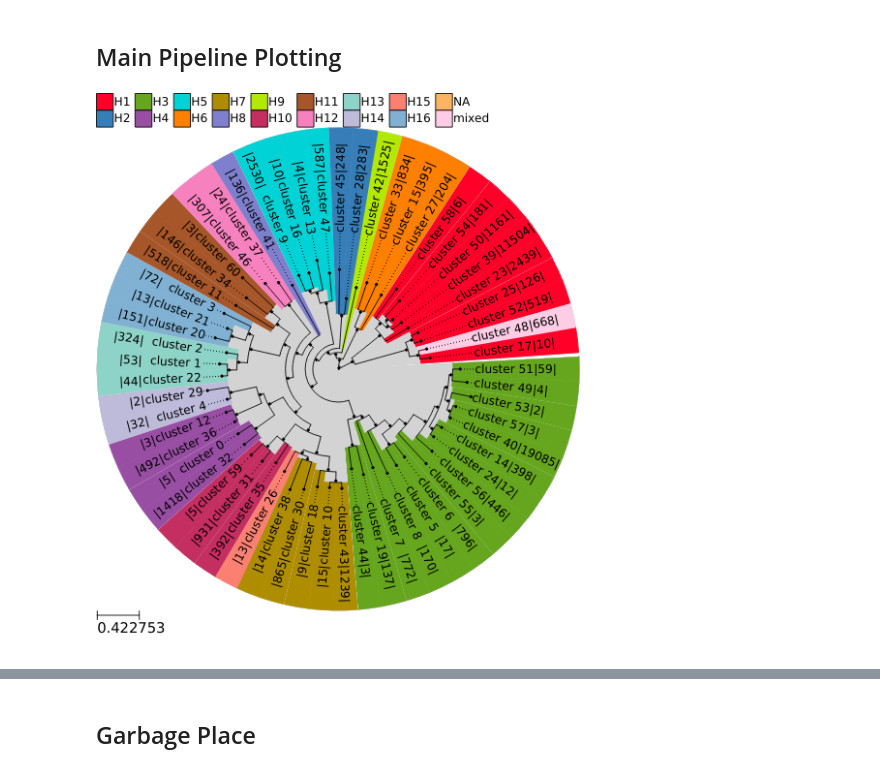
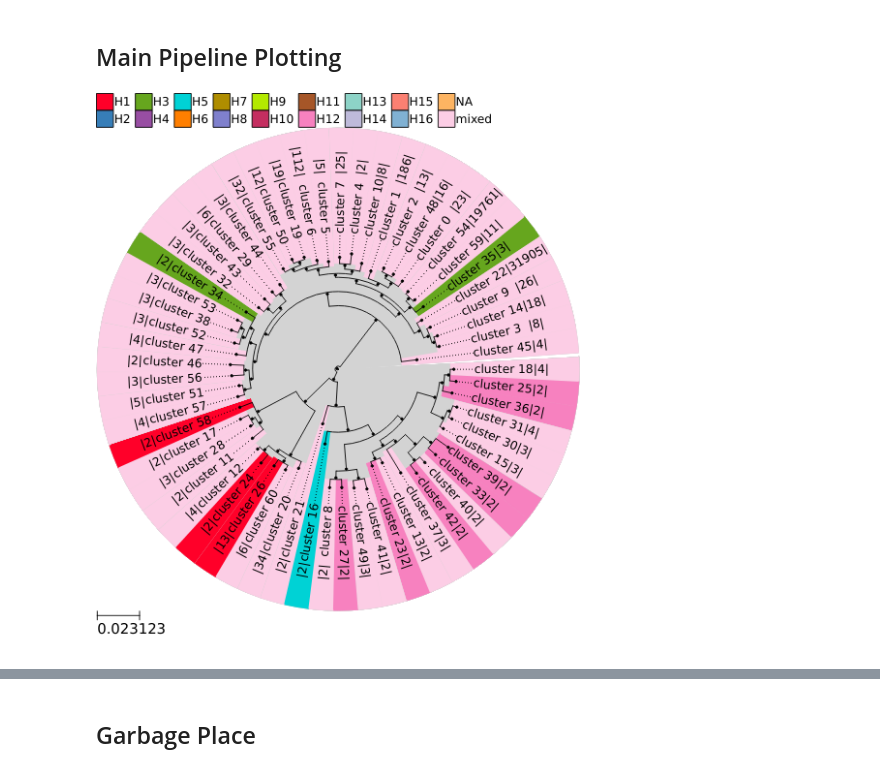
Before and after one commit to ahenoch/FluClust, a Jupyter notebook: Clusterer.ipynb, the cells around one changed output, grey strips where cells are left out. Drawn from its saved outputs; the diff is of its cells as text; code cells hidden in the pictures.

```diff
--- a/Clusterer.ipynb
+++ b/Clusterer.ipynb
@@ -157,12 +158,12 @@ class Vectors(object):
 
             for sub in main:
                 exist.append(sub)
-                if self.kimura:
-                    for l, nuc in enumerate(sub):
-                        for mut in self.kimura[nuc].keys():
-                            mutation = sub[:l] + mut + sub[l+1:]
+                #if self.kimura:
+                #    for l, nuc in enumerate(sub):
+                #        for mut in self.kimura[nuc].keys():
+                #            mutation = sub[:l] + mut + sub[l+1:]
                             #self.exist[sub] = 0
-                            exist.append(mutation)
+                #            exist.append(mutation)
 
         return(exist)
 
@@ -180,7 +181,8 @@ class Vectors(object):
                     for l, nuc in enumerate(sub):
                         for mut in self.kimura[nuc].keys():
                             mutation = sub[:l] + mut + sub[l+1:]
-                            temporary[mutation] += self.kimura[nuc][mut]
+                            if mutation in temporary:
+                                temporary[mutation] += self.kimura[nuc][mut]
 
         vector = np.fromiter(temporary.values(), dtype = 'float32', count = len(temporary.keys()))/sum(temporary.values())
         temporary.clear()
@@ -444,11 +446,12 @@ num_clust =  60
 n_components = 50
 procs = 10
 state = 1.0
-alpha = 0.1
-beta = 0.025
+alpha = 0.5
+beta = 0.25
 init = 0.0
 preprocess = False
 infile = 'A.fasta'
+#infile = 'degue.fasta'
 # %%
 vectors = Vectors(k = k, identifier = identifier, split = split, quality = quality, variable = variable, state = state, alpha = alpha, beta = beta, init = init, procs = procs, preprocess = preprocess)
 index, matrixl1 = vectors.calculateFrequence(infile = infile)
@@ -514,10 +522,11 @@ treequery.replace('', 'NA', inplace = True)
 treequery.replace(np.nan, 'NA', inplace = True)
 # %%
 tree, ts = getlocalTree(framelocal, treequery, feature = feature, rownumber = rownumber, prune = prune, treshold = treshold, listcolor = listcolor)
-_ = tree.render(file_name = 'clustertree.pdf', tree_style = ts, w = 500)
+#_ = tree.render(file_name = 'clustertree_degue.pdf', tree_style = ts, w = 500)
+_ = tree.render(file_name = 'clustertree_influenza.pdf', tree_style = ts, w = 500)
 tree.render(file_name = '%%inline', tree_style = ts, w = 500)
 # %% [output]
-[figure, old version]
+[figure, new version]
 # %% [markdown]
 ## Results
 
```
Also changed, not shown: parts of 4 cells of this notebook, 1 other file.
